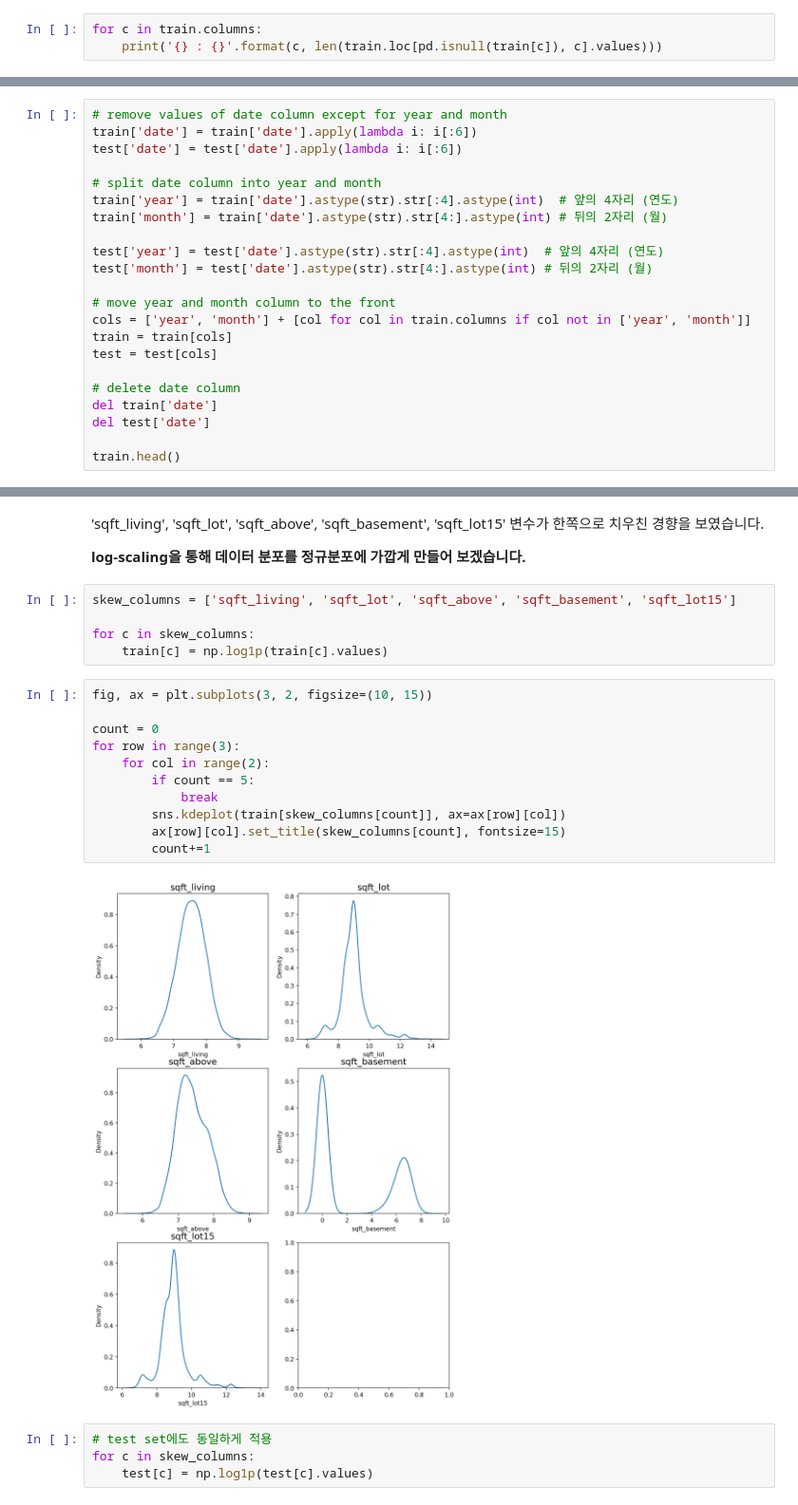
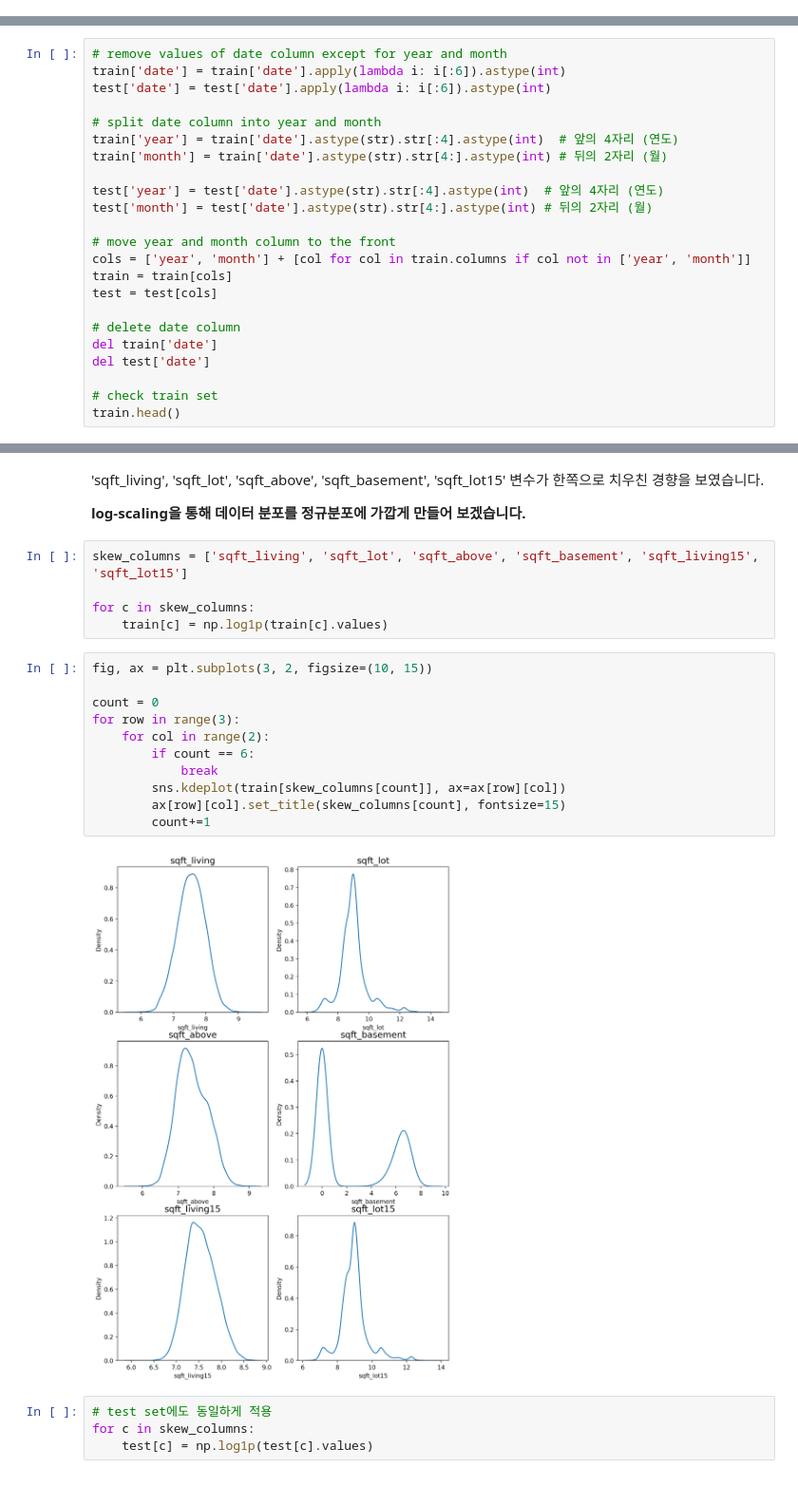
Before and after one commit to Sanghoney96/Aiffel_quest_rs, a Jupyter notebook: Exploration/Ex02/2019-ml-month-2nd-baseline.ipynb, the cells around one changed output, grey strips where cells are left out. Shown at 95% size. Cells and saved outputs as stored; diff of their text form.

```diff
--- a/Exploration/Ex02/2019-ml-month-2nd-baseline.ipynb
+++ b/Exploration/Ex02/2019-ml-month-2nd-baseline.ipynb
@@ -118,3 +95,0 @@ Index(['id', 'date', 'bedrooms', 'bathrooms', 'sqft_living', 'sqft_lot',
-# %%
-for c in train.columns:
-    print('{} : {}'.format(c, len(train.loc[pd.isnull(train[c]), c].values)))
@@ -149,8 +107,8 @@ del train['id']
 del test['id']
 # %%
 # remove values of date column except for year and month
-train['date'] = train['date'].apply(lambda i: i[:6])
-test['date'] = test['date'].apply(lambda i: i[:6])
+train['date'] = train['date'].apply(lambda i: i[:6]).astype(int)
+test['date'] = test['date'].apply(lambda i: i[:6]).astype(int)
 
 # split date column into year and month
 train['year'] = train['date'].astype(str).str[:4].astype(int)  # 앞의 4자리 (연도)
@@ -168,6 +126,7 @@ test = test[cols]
 del train['date']
 del test['date']
 
+# check train set
 train.head()
 # %% [output]
 |  | year | month | bedrooms | bathrooms | sqft_living | sqft_lot | floors | waterfront | view | condition | ... |
@@ -219,23 +163,23 @@ for row in range(9):
 
 __log-scaling을 통해 데이터 분포를 정규분포에 가깝게 만들어 보겠습니다.__
 # %%
-skew_columns = ['sqft_living', 'sqft_lot', 'sqft_above', 'sqft_basement', 'sqft_lot15']
+skew_columns = ['sqft_living', 'sqft_lot', 'sqft_above', 'sqft_basement', 'sqft_living15', 'sqft_lot15']
 
 for c in skew_columns:
     train[c] = np.log1p(train[c].values)
 # %%
 fig, ax = plt.subplots(3, 2, figsize=(10, 15))
 
 count = 0
 for row in range(3):
     for col in range(2):
-        if count == 5:
+        if count == 6:
             break
         sns.kdeplot(train[skew_columns[count]], ax=ax[row][col])
         ax[row][col].set_title(skew_columns[count], fontsize=15)
         count+=1
 # %% [output]
-[figure, old version]
+[figure, new version]
 # %%
 # test set에도 동일하게 적용
 for c in skew_columns:
```
Also changed, not shown: parts of 37 cells of this notebook, 3 other files.
